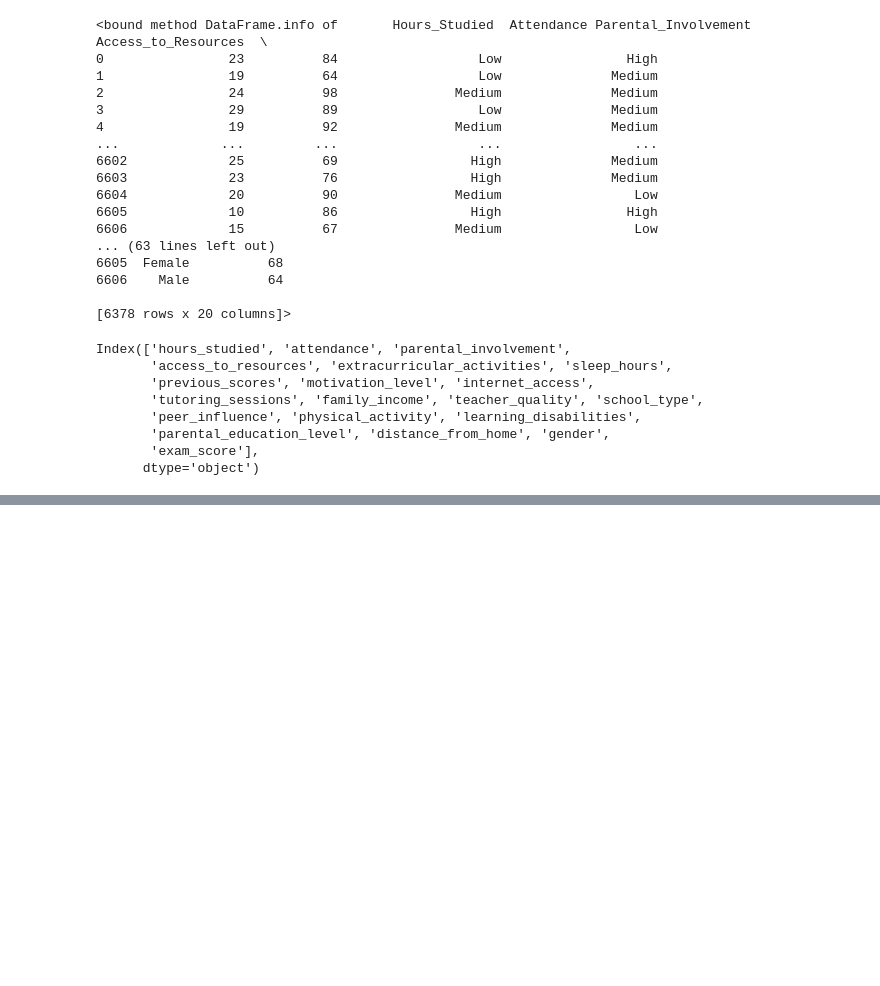
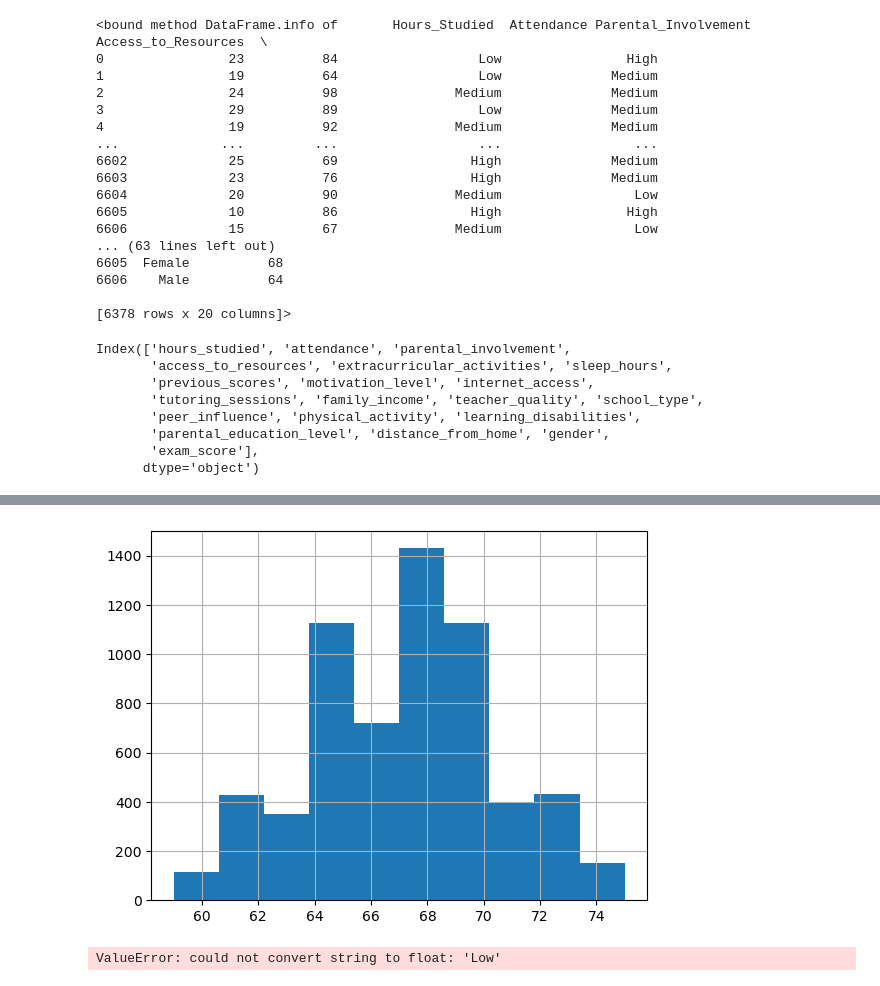
Before and after one commit to 17neerajkr/StudentPerformanceanalysis, a Jupyter notebook: StudentReport analysis.ipynb, the cells around one changed output, grey strips where cells are left out. Saved outputs shown, nothing was run; the diff lists cells and outputs as text; code cells hidden in the pictures; blank space fills up the shorter version.

```diff
--- a/StudentReport analysis.ipynb
+++ b/StudentReport analysis.ipynb
@@ -304,0 +364,3 @@ Index(['hours_studied', 'attendance', 'parental_involvement',
+# %%
+# ✅ correct — both sides same name, no space
+df["learning_disabilities"] = pd.to_numeric(df["learning_disabilities"])
@@ -304,0 +561,7 @@ Index(['hours_studied', 'attendance', 'parental_involvement',
+# %%
+# step 2 — convert Yes/No to 1/0
+df["internet_access"] = df["internet_access"].map({"Yes": 1, "No": 0})
+
+# step 3 — verify
+print(df["internet_access"].dtype)   # should show int64
+print(df["internet_access"].unique()) # should show [1 0]
@@ -304,0 +580,2 @@ Index(['hours_studied', 'attendance', 'parental_involvement',
+# %%
+df["result"]=df["report_card\\"].apply(lambda x : "pass" if x >= 50 else "fail")
@@ -304,0 +626,9 @@ Index(['hours_studied', 'attendance', 'parental_involvement',
+# %%
+# find Q1 and Q3
+Q1 = df["report_card\\"].quantile(0.25)
+Q3 = df["report_card\\"].quantile(0.75)
+IQR = Q3 - Q1
+
+# filter out outliers
+df = df[(df["report_card\\"] >= Q1 - 1.5*IQR) &
+        (df["report_card\\"] <= Q3 + 1.5*IQR)]
@@ -304,0 +702,11 @@ Index(['hours_studied', 'attendance', 'parental_involvement',
+# %%
+# histogram — see distribution
+
+df["report_card"].hist()
+plt.show()
+# heatmap — see correlations visually
+sns.heatmap(df.corr(), annot=True)
+plt.show()
+# %% [output]
+[figure, added]
+ValueError: could not convert string to float: 'Low'
```
Also changed, not shown: parts of 41 cells of this notebook.
